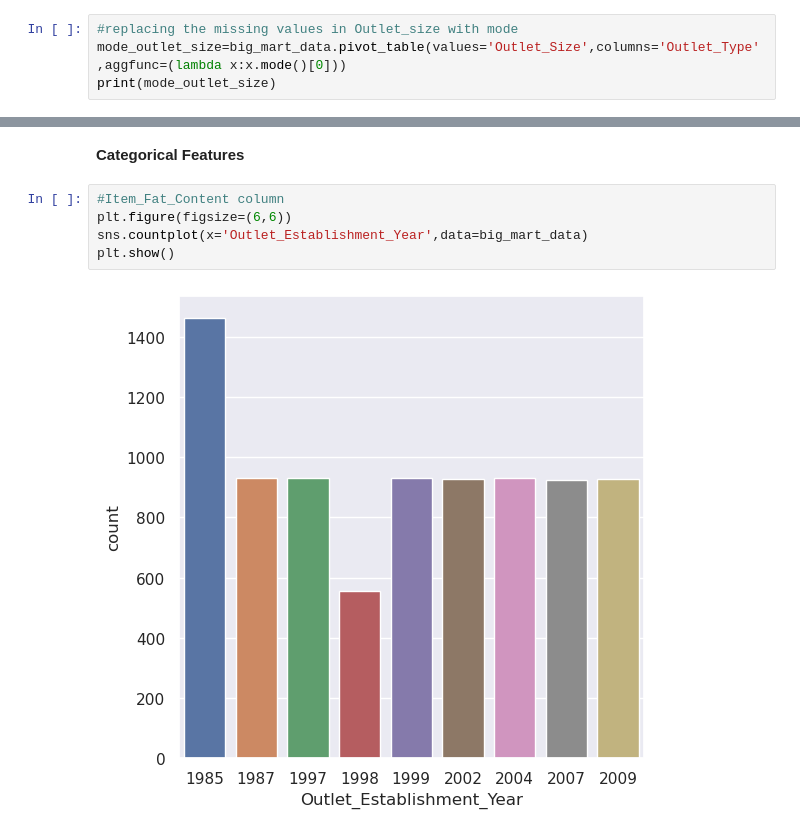
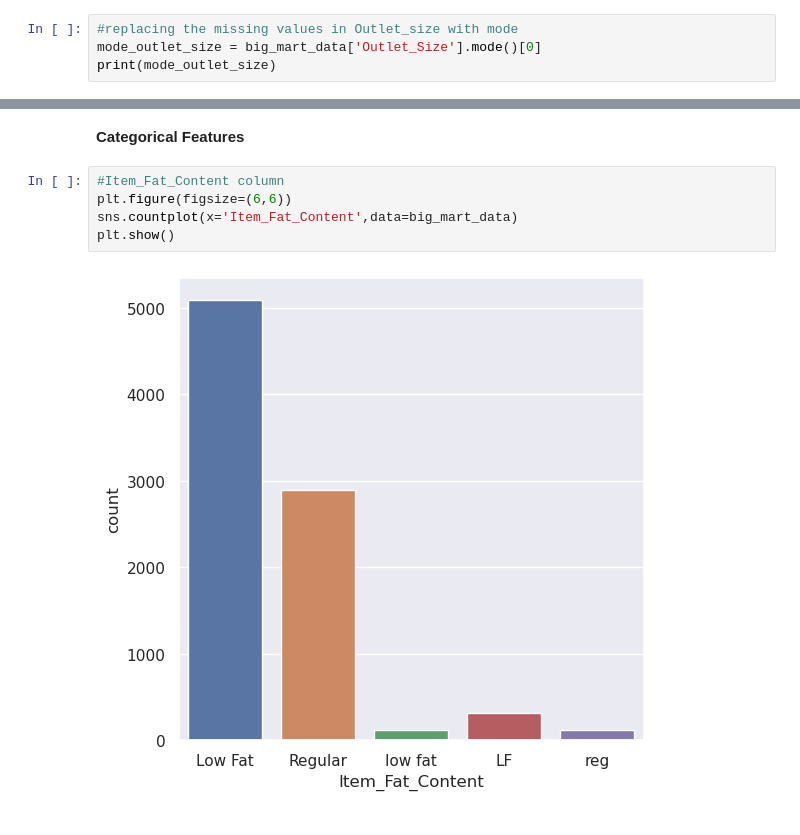
Before and after one commit to palman2003/Big_Mart_Sales_Prediction, a Jupyter notebook: bigmart-sales-prediction1.ipynb, the cells around one changed output, grey strips where cells are left out. Cells and saved outputs as stored; diff of their text form.

```diff
--- a/bigmart-sales-prediction1.ipynb
+++ b/bigmart-sales-prediction1.ipynb
@@ -66,6 +66,6 @@ mean_val=big_mart_data['Item_Weight'].mean()
 big_mart_data['Item_Weight'].fillna(mean_val,inplace=True)
 # %%
 #replacing the missing values in Outlet_size with mode
-mode_outlet_size=big_mart_data.pivot_table(values='Outlet_Size',columns='Outlet_Type',aggfunc=(lambda x:x.mode()[0]))
+mode_outlet_size = big_mart_data['Outlet_Size'].mode()[0]
 print(mode_outlet_size)
 # %% [output]
@@ -152,7 +157,7 @@ plt.show()
 # %%
 #Item_Fat_Content column
 plt.figure(figsize=(6,6))
-sns.countplot(x='Outlet_Establishment_Year',data=big_mart_data)
+sns.countplot(x='Item_Fat_Content',data=big_mart_data)
 plt.show()
 # %% [output]
-[figure, old version]
+[figure, new version]
```
Also changed, not shown: parts of 23 cells of this notebook.
